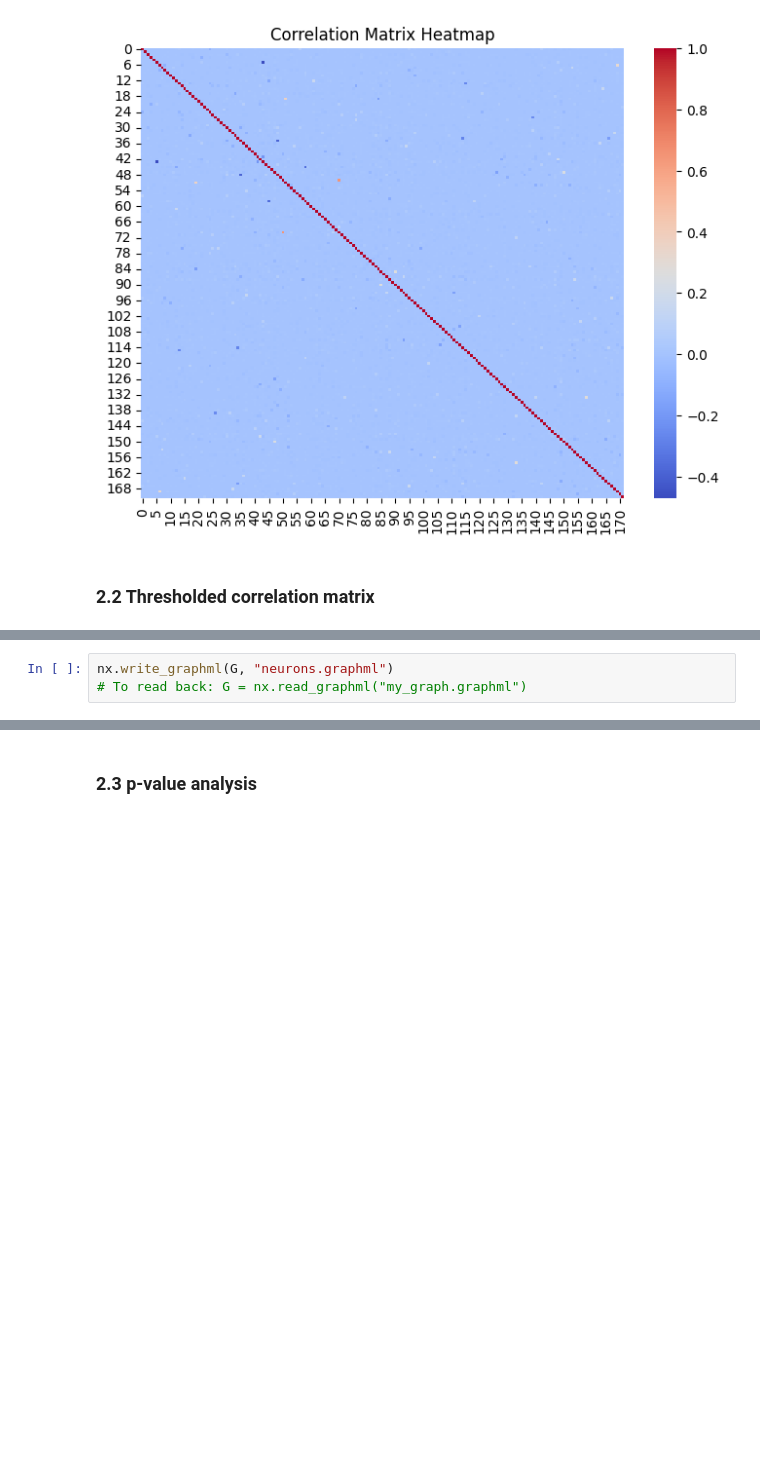
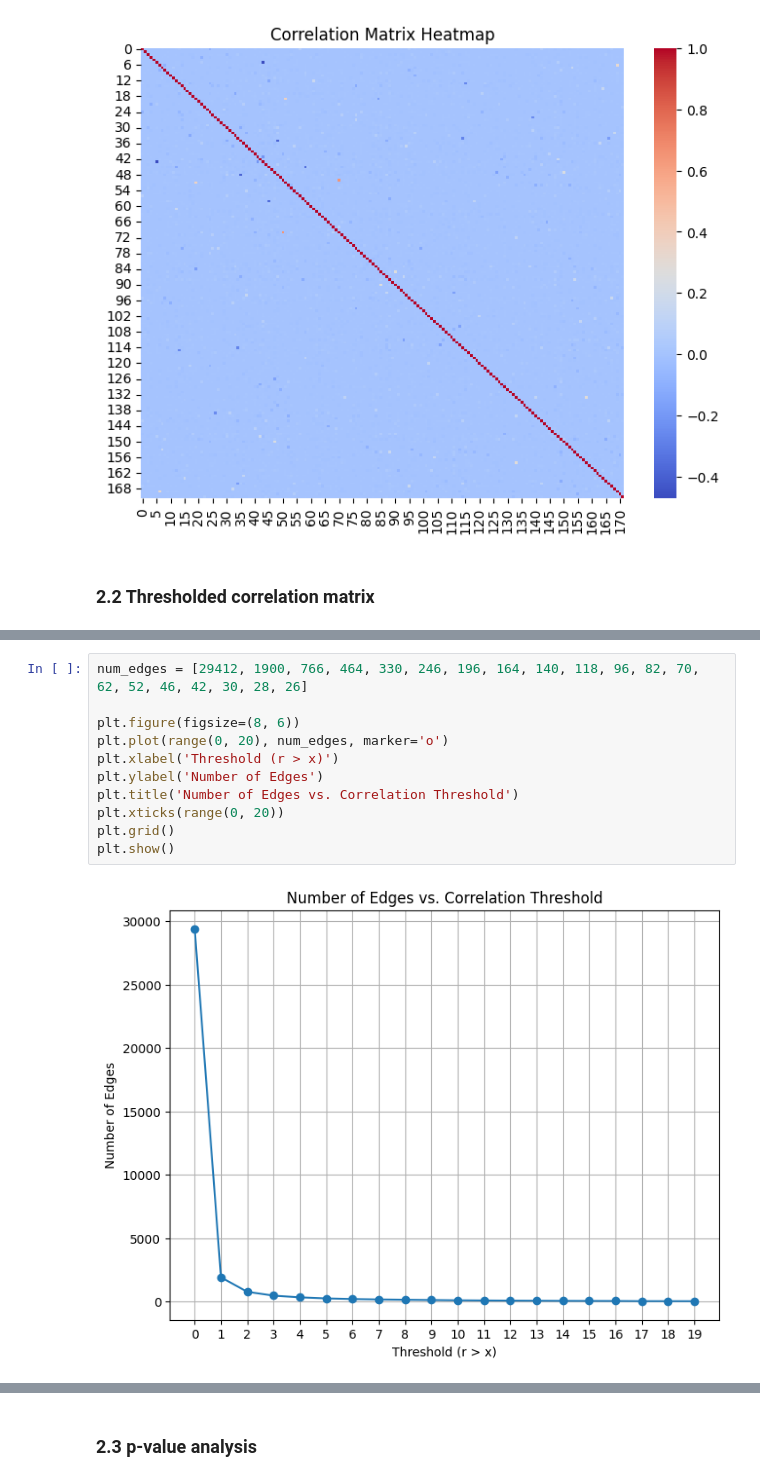
Before and after one commit to c-carolinel/jc, a Jupyter notebook: 1_preprocessing.ipynb, the cells around one changed output, grey strips where cells are left out. Cells and saved outputs as stored; diff of their text form; blank space fills up the shorter version.

```diff
--- a/1_preprocessing.ipynb
+++ b/1_preprocessing.ipynb
@@ -128,3 +188,13 @@ plt.show()
-# %%
-nx.write_graphml(G, "neurons.graphml")
-# To read back: G = nx.read_graphml("my_graph.graphml")
+# %%
+num_edges = [29412, 1900, 766, 464, 330, 246, 196, 164, 140, 118, 96, 82, 70, 62, 52, 46, 42, 30, 28, 26]
+
+plt.figure(figsize=(8, 6))
+plt.plot(range(0, 20), num_edges, marker='o')
+plt.xlabel('Threshold (r > x)')
+plt.ylabel('Number of Edges')
+plt.title('Number of Edges vs. Correlation Threshold')
+plt.xticks(range(0, 20))
+plt.grid()
+plt.show()
+# %% [output]
+[figure, added]
```
Also changed, not shown: parts of 14 cells of this notebook, 1 other file.
